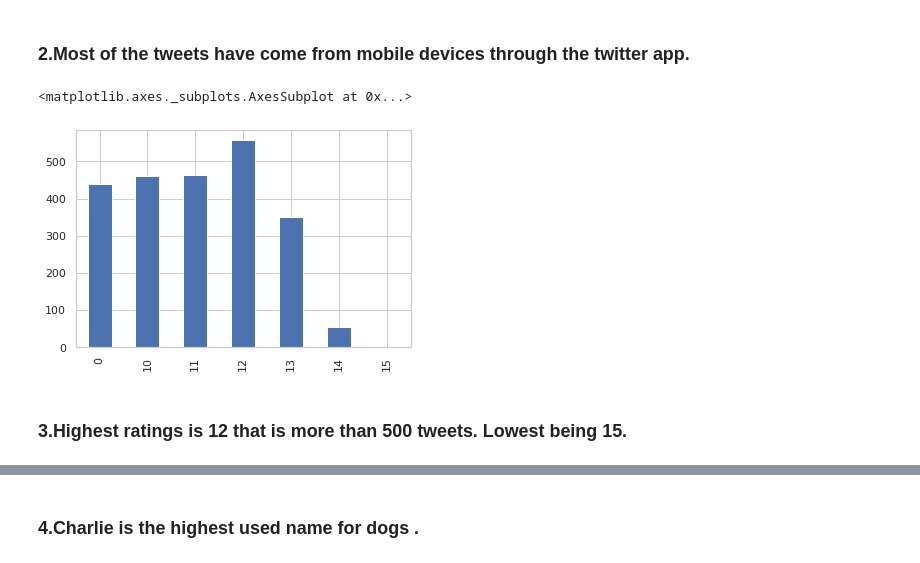
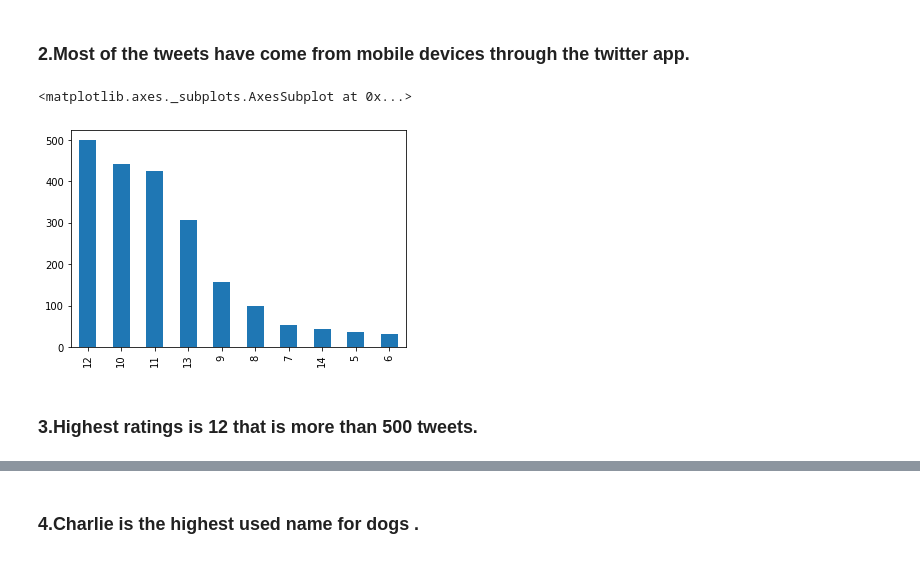
Before and after one commit to Siddharth1698/Data-Analyst-Nanodegree, a Jupyter notebook: Twitter analysis/wrangle_act.ipynb, the cells around one changed output, grey strips where cells are left out. Cells and saved outputs as stored; diff of their text form; code cells hidden in the pictures.

```diff
--- a/Twitter analysis/wrangle_act.ipynb
+++ b/Twitter analysis/wrangle_act.ipynb
@@ -841,12 +822,12 @@ df.source.value_counts().plot(kind='barh');
 # %% [markdown]
 ### 2.Most of the tweets have come from mobile devices through the twitter app.
 # %%
-df['rating_numerator'].value_counts().sort_index().plot(kind='bar')
+df['rating_numerator'].value_counts().iloc[:10].plot(kind='bar')
 # %% [output]
 <matplotlib.axes._subplots.AxesSubplot at 0x...>
-[figure, old version]
+[figure, new version]
 # %% [markdown]
-### 3.Highest ratings is 12 that is more than 500 tweets. Lowest being 15.
+### 3.Highest ratings is 12 that is more than 500 tweets.
 # %%
 names = df.drop(df[df['name'] == 'None'].index)
 names.name.value_counts().iloc[:10].plot(kind='barh')
```
Also changed, not shown: parts of 74 cells of this notebook, 1 other file.
